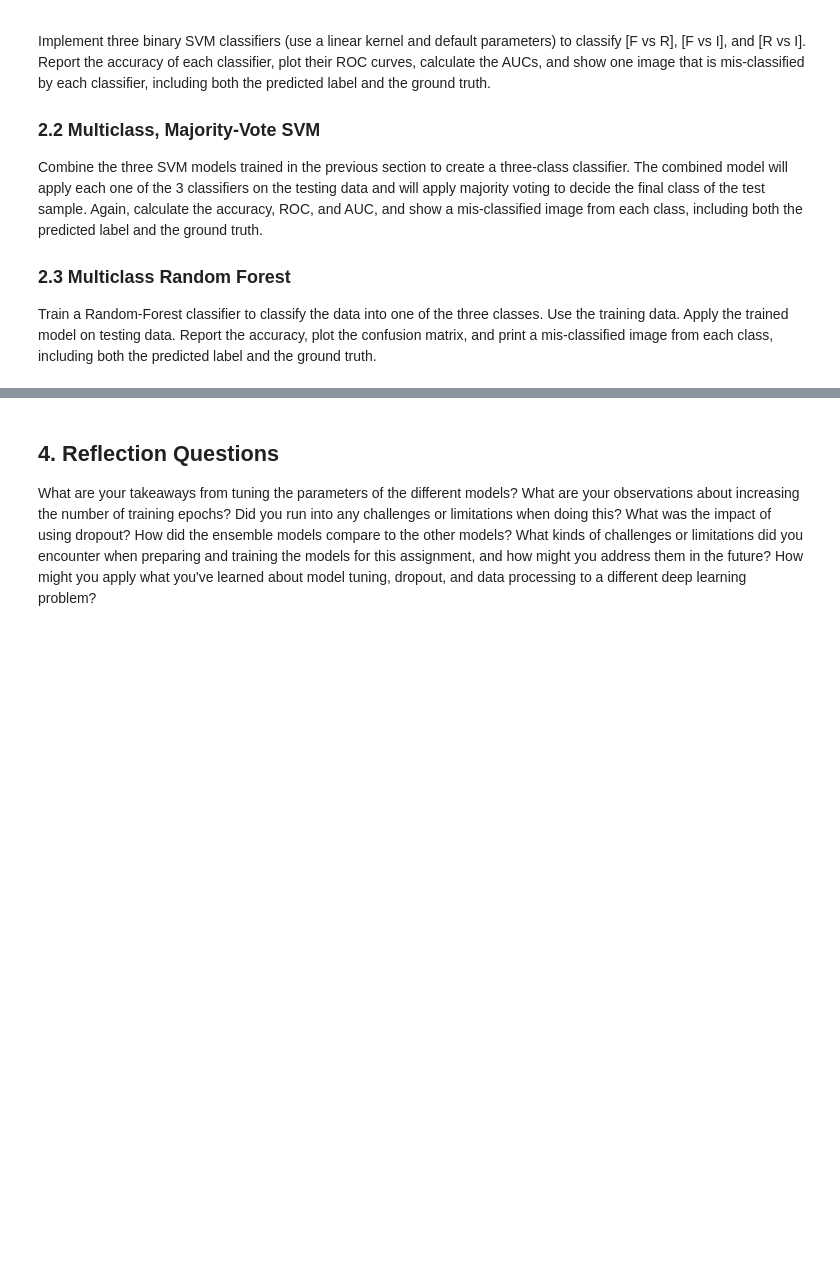
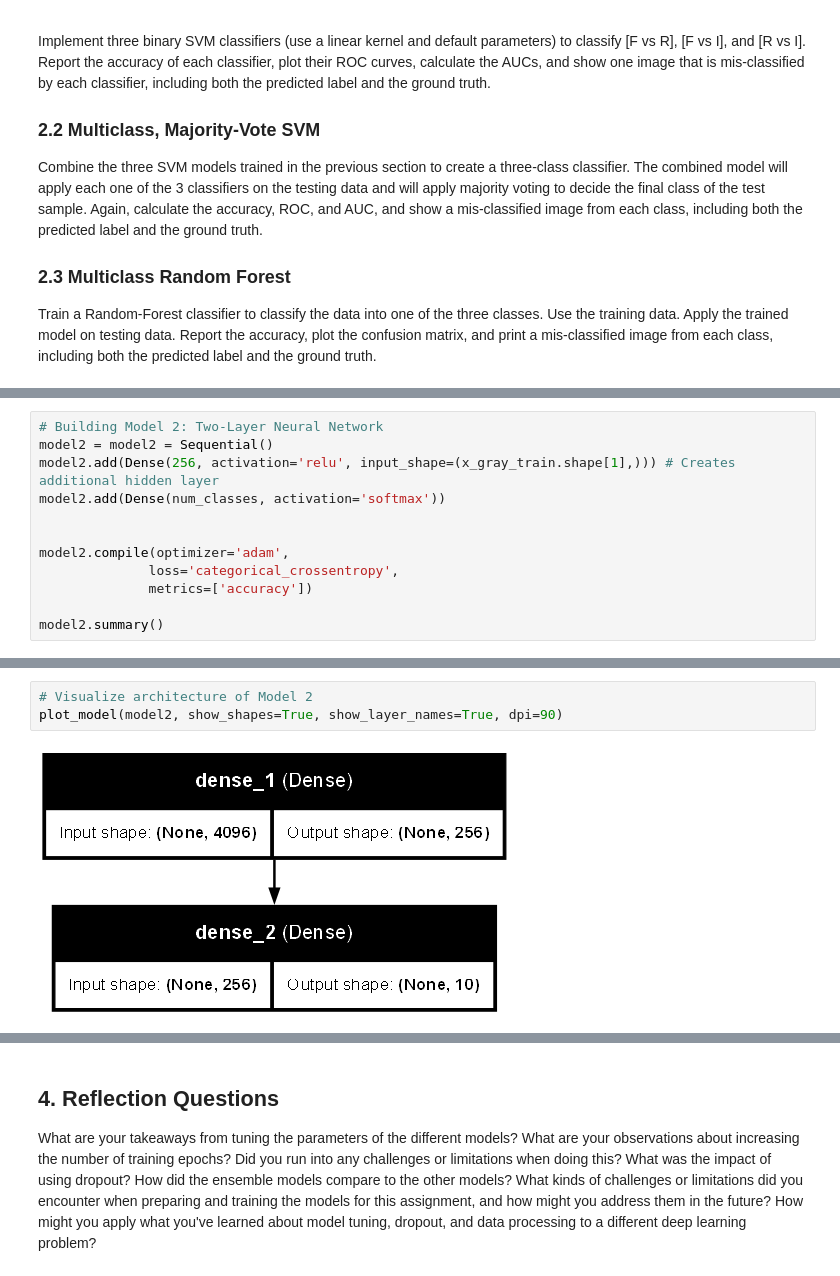
Before and after one commit to kakumanus/musa-650-spring2026, a Jupyter notebook: assignments/eurosat.ipynb, the cells around one changed output, grey strips where cells are left out. Drawn from its saved outputs; the diff is of its cells as text; blank space fills up the shorter version.

```diff
--- a/assignments/eurosat.ipynb
+++ b/assignments/eurosat.ipynb
@@ -733,0 +403,12 @@ How did adding multispectral channels impact your model's performance? Explain t
+# %%
+# Building Model 2: Two-Layer Neural Network
+model2 = model2 = Sequential()
+model2.add(Dense(256, activation='relu', input_shape=(x_gray_train.shape[1],))) # Creates additional hidden layer
+model2.add(Dense(num_classes, activation='softmax'))
+
+
+model2.compile(optimizer='adam',
+              loss='categorical_crossentropy',
+              metrics=['accuracy'])
+
+model2.summary()
@@ -733,0 +427,5 @@ How did adding multispectral channels impact your model's performance? Explain t
+# %%
+# Visualize architecture of Model 2
+plot_model(model2, show_shapes=True, show_layer_names=True, dpi=90)
+# %% [output]
+[figure, added]
```
Also changed, not shown: parts of 50 cells of this notebook, 1 other file.
